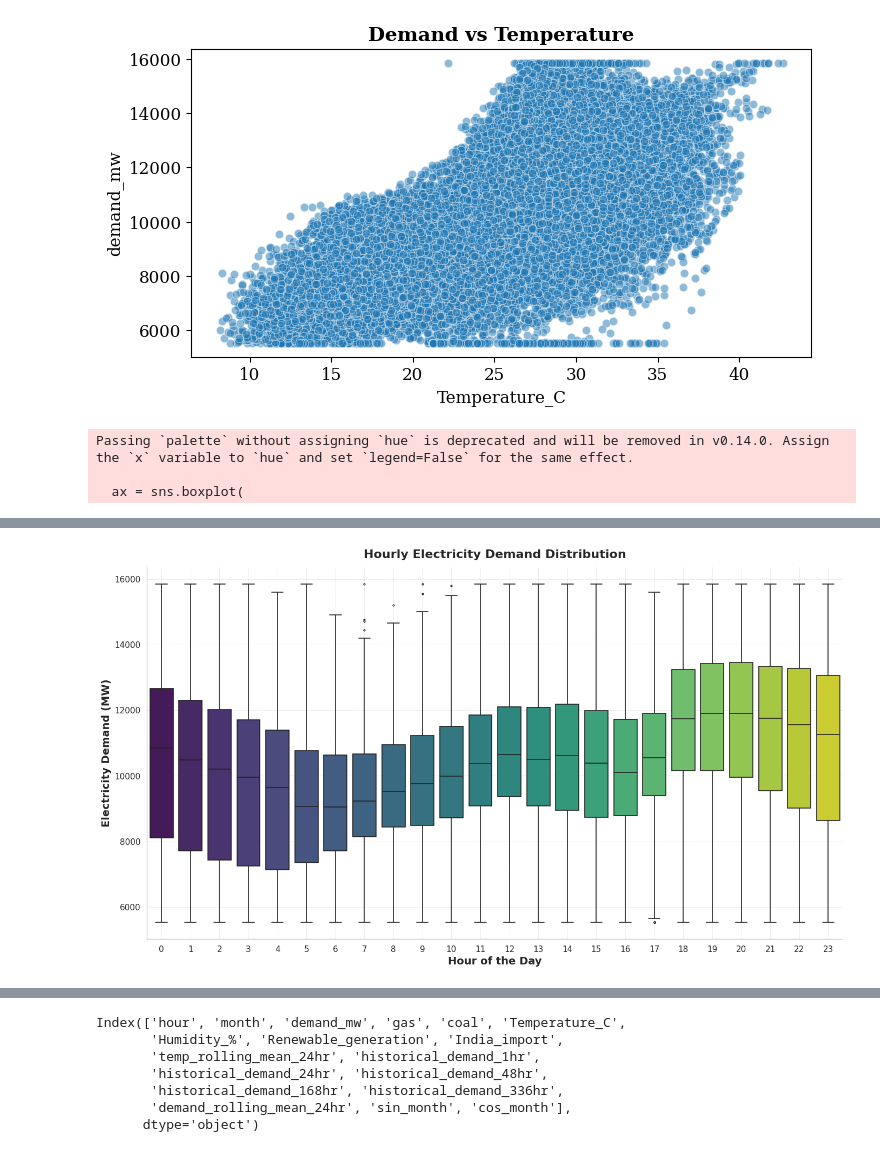
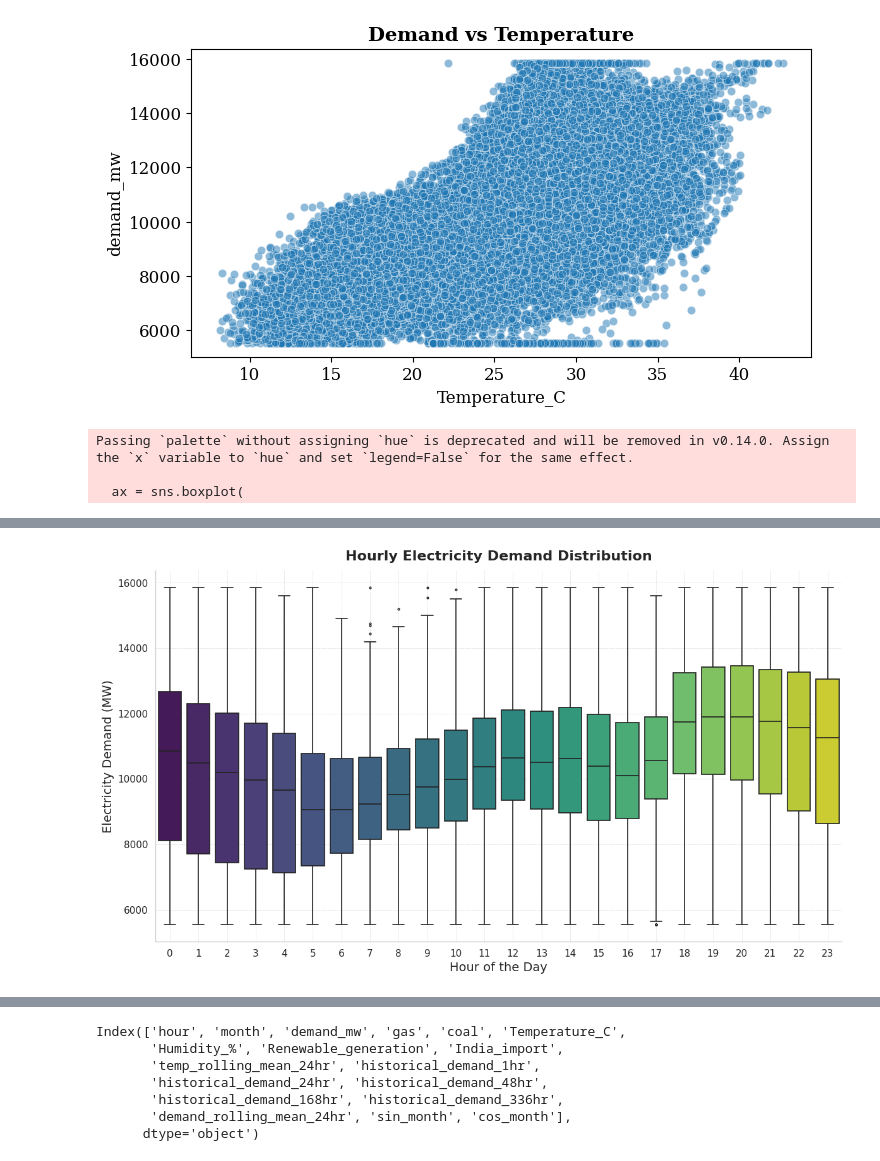
Before and after one commit to Joydas2003/Electrical-Load-Forcasting-Ml, a Jupyter notebook: Machine Learning Based short term Electrical Load Forcasting.ipynb, the cells around one changed output, grey strips where cells are left out. Saved outputs shown, nothing was run; the diff lists cells and outputs as text; code cells hidden in the pictures.

```diff
--- a/Machine Learning Based short term Electrical Load Forcasting.ipynb
+++ b/Machine Learning Based short term Electrical Load Forcasting.ipynb
@@ -714,12 +713,9 @@ plt.close()
 [interactive output not drawn]
 [figure]
 # %%
-import seaborn as sns
-import matplotlib.pyplot as plt
-
 sns.set_theme(style="whitegrid", context="paper")
 
-plt.figure(figsize=(14, 8))
+plt.figure(figsize=(12, 7))
 
 ax = sns.boxplot(
     x="hour",
@@ -727,37 +723,37 @@ ax = sns.boxplot(
     data=df,
     palette="viridis",
     linewidth=1.2,
     fliersize=2
 )
 
 
-ax.set_xlabel("Hour of the Day", fontsize=14, fontweight='bold')
-ax.set_ylabel("Electricity Demand (MW)", fontsize=14, fontweight='bold')
+ax.set_xlabel("Hour of the Day", fontsize=14)
+ax.set_ylabel("Electricity Demand (MW)", fontsize=14)
 
 ax.set_title("Hourly Electricity Demand Distribution",
              fontsize=16, fontweight='bold', pad=12)
 
 ax.grid(True, linestyle='--', linewidth=0.5, alpha=0.7)
 
 sns.despine()
 
 ax.tick_params(axis='both', labelsize=11)
 
 plt.tight_layout()
 
-plt.savefig("plot.png", dpi=300, bbox_inches='tight')
+plt.savefig("plot.png", dpi=600, bbox_inches='tight')
 from google.colab import files
 
 files.download("plot.png")
 plt.show()
 plt.close()
 # %% [output]
 Passing `palette` without assigning `hue` is deprecated and will be removed in v0.14.0. Assign the `x` variable to `hue` and set `legend=False` for the same effect.
 
   ax = sns.boxplot(
 [interactive output not drawn]
 [interactive output not drawn]
-[figure, old version]
+[figure, new version]
 # %%
 
 sns.set_theme(style="whitegrid", context="paper")
```
Also changed, not shown: parts of 39 cells of this notebook.
